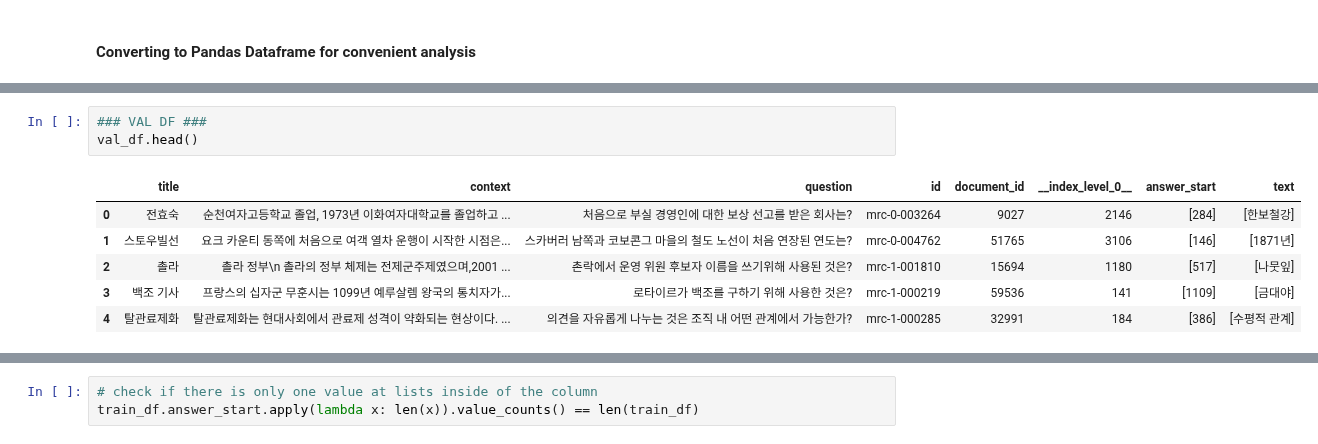
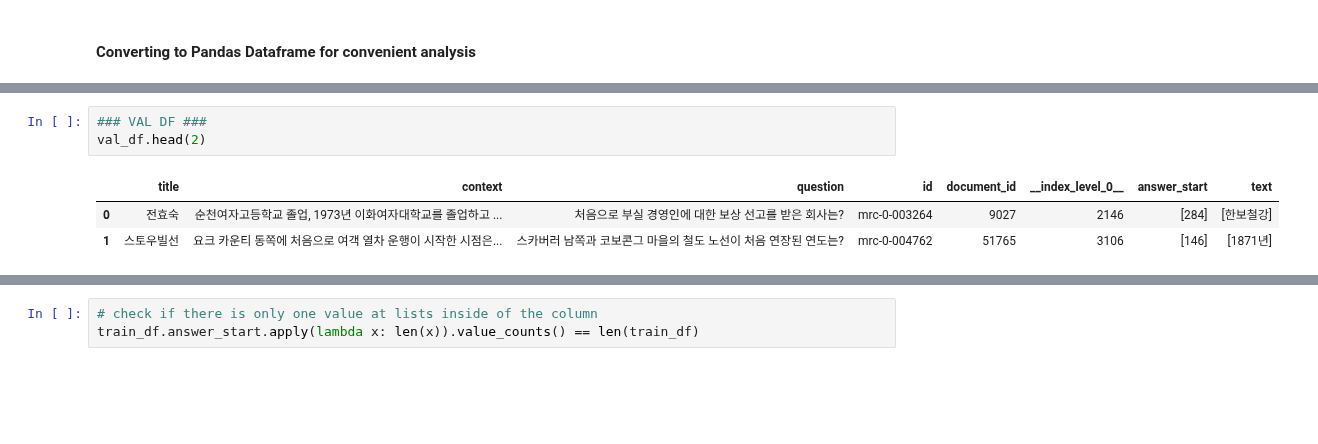
Before and after one commit to boostcampaitech2/mrc-level2-nlp-15, a Jupyter notebook: EDA.ipynb, the cells around one changed output, grey strips where cells are left out. Cells and saved outputs as stored; diff of their text form; blank space fills up the shorter version.

```diff
--- a/EDA.ipynb
+++ b/EDA.ipynb
@@ -90,10 +85,7 @@ train_df.head()
 # %%
 ### VAL DF ###
-val_df.head()
+val_df.head(2)
 # %% [output]
 |  | title | context | question | id | document_id | __index_level_0__ | answer_start | text |
 | 0 | 전효숙 | 순천여자고등학교 졸업, 1973년 이화여자대학교를 졸업하고 ... | 처음으로 부실 경영인에 대한 보상 선고를 받은 회사는? | mrc-0-003264 | 9027 | 2146 | [284] | [한보철강] |
 | 1 | 스토우빌선 | 요크 카운티 동쪽에 처음으로 여객 열차 운행이 시작한 시점은... | 스카버러 남쪽과 코보콘그 마을의 철도 노선이 처음 연장된 연도는? | mrc-0-004762 | 51765 | 3106 | [146] | [1871년] |
-| 2 | 촐라 | 촐라 정부\n 촐라의 정부 체제는 전제군주제였으며,2001 ... | 촌락에서 운영 위원 후보자 이름을 쓰기위해 사용된 것은? | mrc-1-001810 | 15694 | 1180 | [517] | [나뭇잎] |
-| 3 | 백조 기사 | 프랑스의 십자군 무훈시는 1099년 예루살렘 왕국의 통치자가... | 로타이르가 백조를 구하기 위해 사용한 것은? | mrc-1-000219 | 59536 | 141 | [1109] | [금대야] |
-| 4 | 탈관료제화 | 탈관료제화는 현대사회에서 관료제 성격이 약화되는 현상이다. ... | 의견을 자유롭게 나누는 것은 조직 내 어떤 관계에서 가능한가? | mrc-1-000285 | 32991 | 184 | [386] | [수평적 관계] |
```
Also changed, not shown: parts of 15 cells of this notebook, 1 other file.
